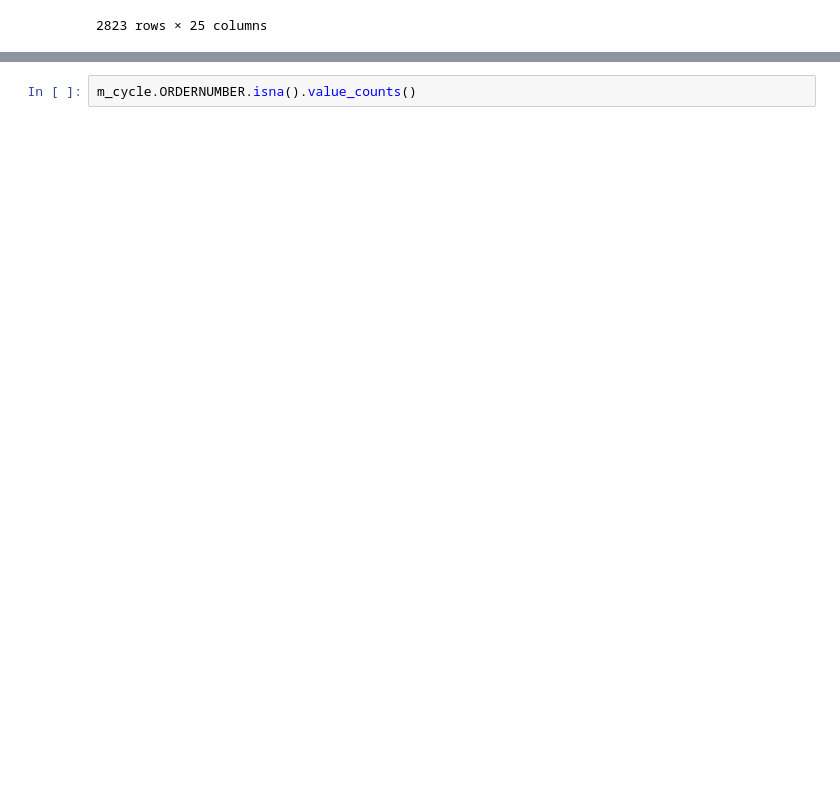
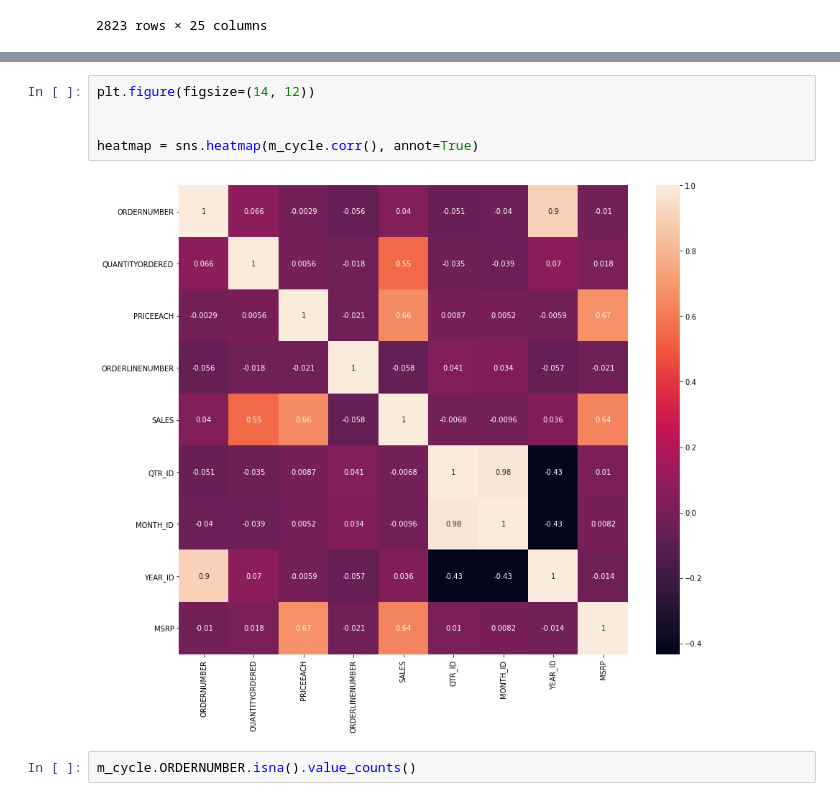
Before and after one commit to njw27/Motorcyle_Data, a Jupyter notebook: exploring_data.ipynb, the cells around one changed output, grey strips where cells are left out. Drawn from its saved outputs; the diff is of its cells as text; blank space fills up the shorter version.

Commit message:
Corr and heatmap added

```diff
--- a/exploring_data.ipynb
+++ b/exploring_data.ipynb
@@ -173,2 +188,9 @@ m_cycle
+# %%
+plt.figure(figsize=(14, 12))
+
+
+heatmap = sns.heatmap(m_cycle.corr(), annot=True)
+# %% [output]
+[figure, added]
 # %%
 m_cycle.ORDERNUMBER.isna().value_counts()
```
Also changed, not shown: parts of 2 cells of this notebook.
